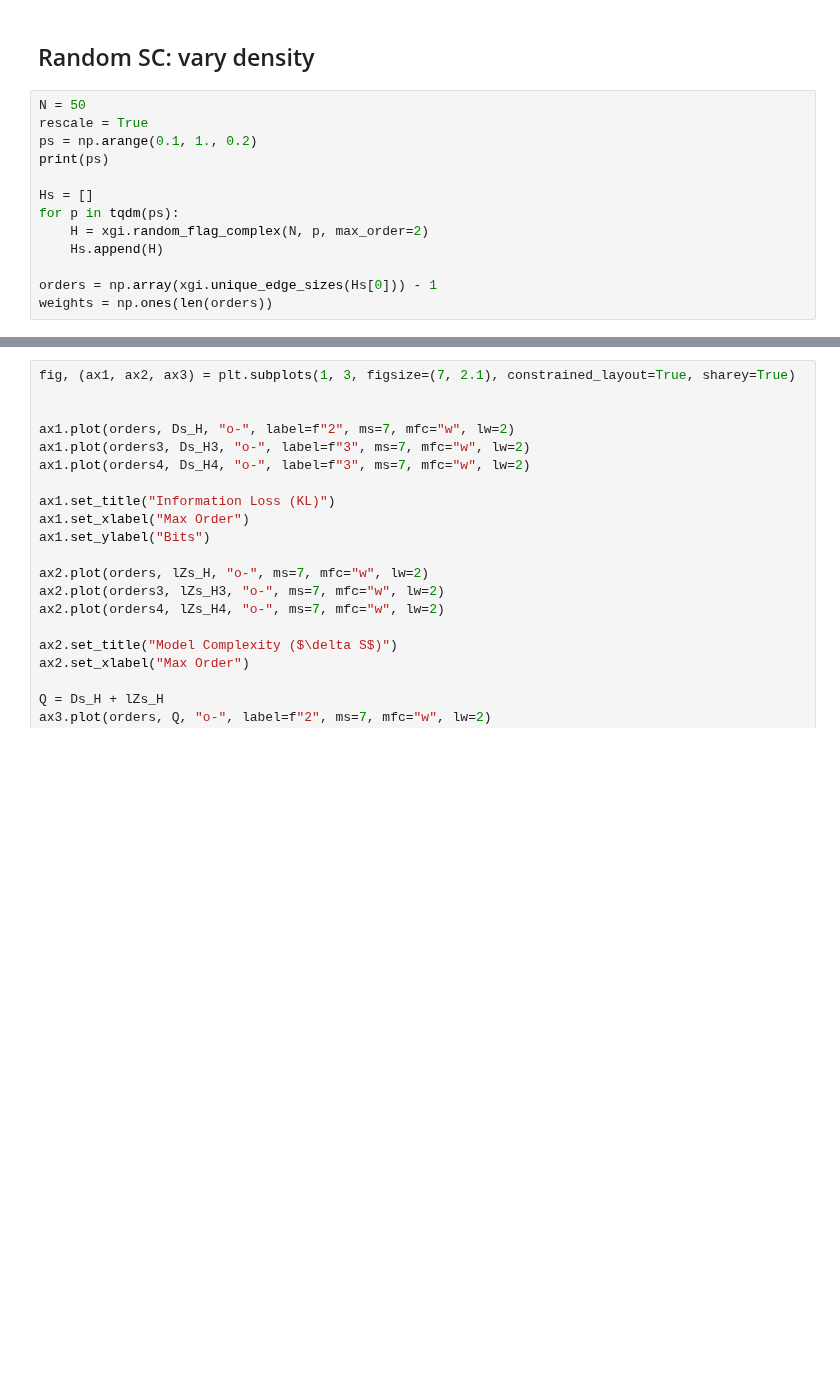
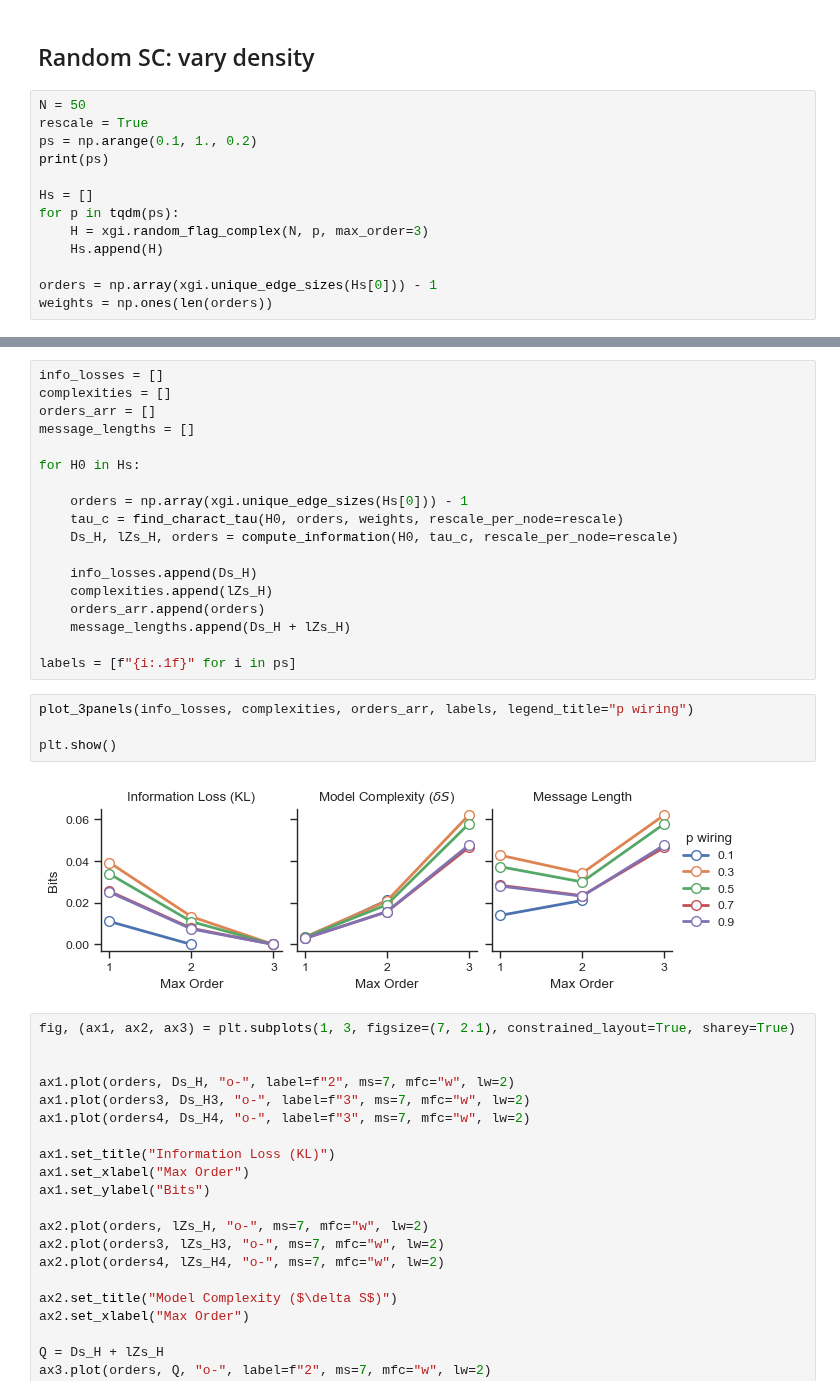
Before and after one commit to maximelucas/hypergraph_reducibility, a Jupyter notebook: notebooks/figure_1_single_tau-synthetic-tests.ipynb, the cells around one changed output, grey strips where cells are left out. Drawn from its saved outputs; the diff is of its cells as text; blank space fills up the shorter version.

Commit message:
added p-wiring test

```diff
--- a/notebooks/figure_1_single_tau-synthetic-tests.ipynb
+++ b/notebooks/figure_1_single_tau-synthetic-tests.ipynb
@@ -101,7 +101,7 @@ print(ps)
 
 Hs = []
 for p in tqdm(ps):
-    H = xgi.random_flag_complex(N, p, max_order=2)
+    H = xgi.random_flag_complex(N, p, max_order=3)
     Hs.append(H)
 
 orders = np.array(xgi.unique_edge_sizes(Hs[0])) - 1
@@ -112,3 +119,27 @@ KeyboardInterrupt:
+# %%
+info_losses = []
+complexities = []
+orders_arr = []
+message_lengths = []
+
+for H0 in Hs:
+
+    orders = np.array(xgi.unique_edge_sizes(Hs[0])) - 1
+    tau_c = find_charact_tau(H0, orders, weights, rescale_per_node=rescale)
+    Ds_H, lZs_H, orders = compute_information(H0, tau_c, rescale_per_node=rescale)
+
+    info_losses.append(Ds_H)
+    complexities.append(lZs_H)
+    orders_arr.append(orders)
+    message_lengths.append(Ds_H + lZs_H)
+
+labels = [f"{i:.1f}" for i in ps]
+# %%
+plot_3panels(info_losses, complexities, orders_arr, labels, legend_title="p wiring")
+
+plt.show()
+# %% [output]
+[figure, added]
 # %%
 fig, (ax1, ax2, ax3) = plt.subplots(1, 3, figsize=(7, 2.1), constrained_layout=True, sharey=True)
 
```
Also changed, not shown: parts of 2 cells of this notebook.
